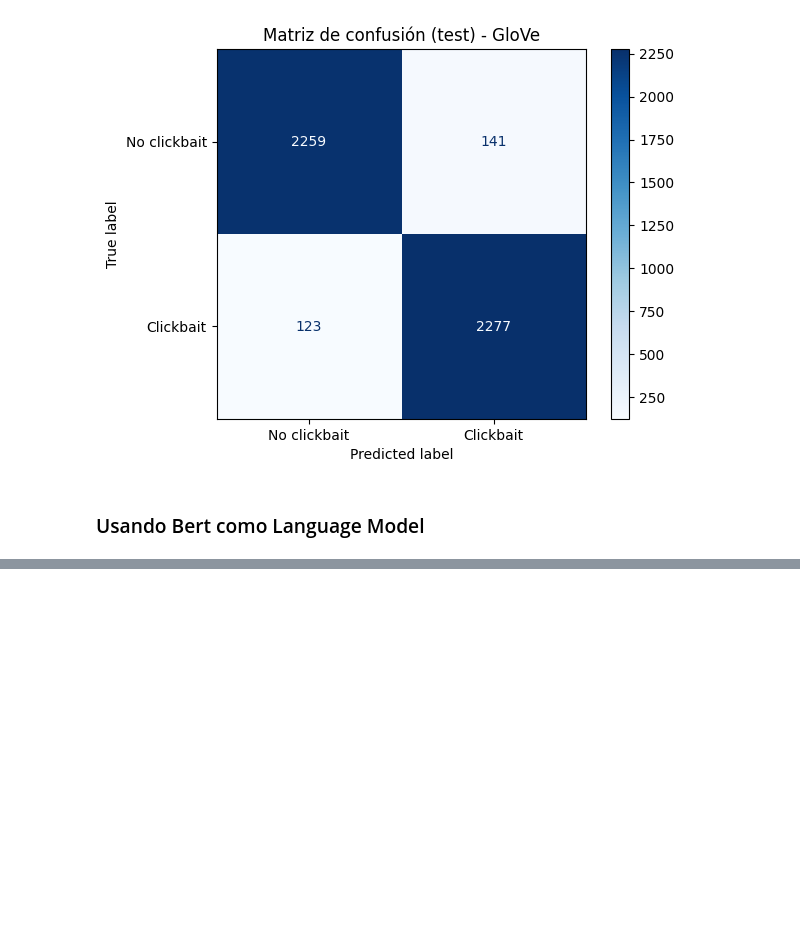
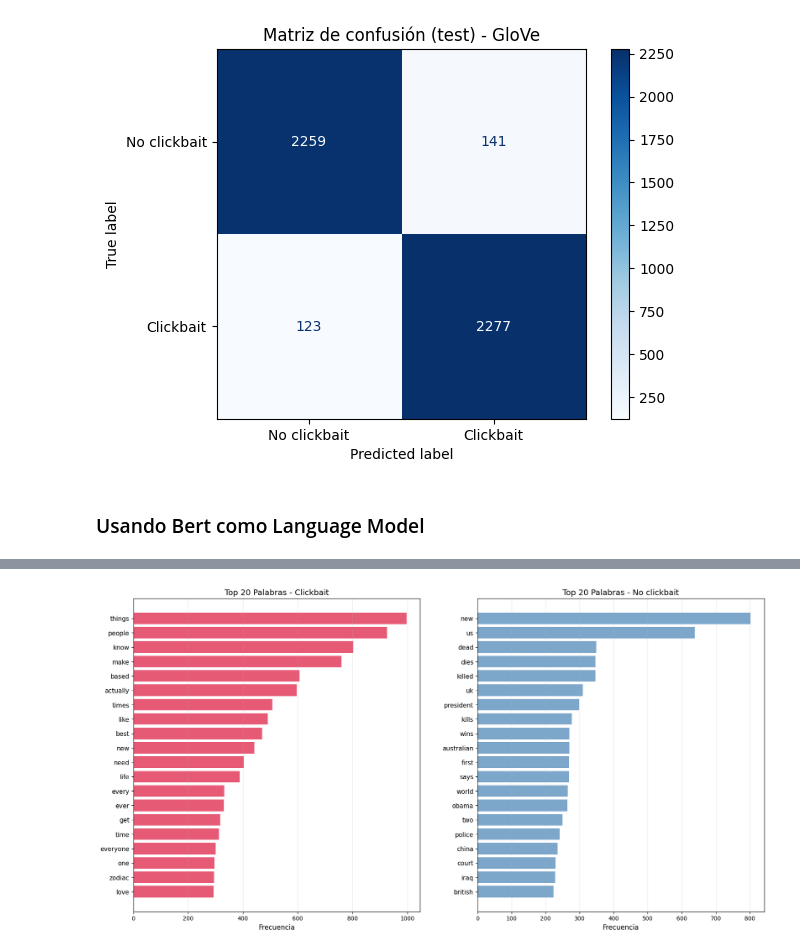
Before and after one commit to stonefeld/tpe_nlp_2025, a Jupyter notebook: experimentos_colab.ipynb, the cells around one changed output, grey strips where cells are left out. Saved outputs shown, nothing was run; the diff lists cells and outputs as text; code cells hidden in the pictures; blank space fills up the shorter version.

```diff
--- a/experimentos_colab.ipynb
+++ b/experimentos_colab.ipynb
@@ -672,0 +806,28 @@ weighted avg    0.98314   0.98313   0.98312      4800
+# %%
+top_clickbait_words, top_non_clickbait_words = get_top_words_by_class(df["headline"], df["clickbait"], n=20)
+# %%
+fig, (ax1, ax2) = plt.subplots(1, 2, figsize=(20, 10))
+
+words_cb = [w for w, _ in top_clickbait_words]
+counts_cb = [c for _, c in top_clickbait_words]
+ax1.barh(range(len(words_cb)), counts_cb, color="crimson", alpha=0.7)
+ax1.set_yticks(range(len(words_cb)))
+ax1.set_yticklabels(words_cb, fontsize=11)
+ax1.set_xlabel("Frecuencia", fontsize=12)
+ax1.set_title("Top 20 Palabras - Clickbait", fontsize=14)
+ax1.invert_yaxis()
+ax1.grid(True, alpha=0.3, axis="x")
+
+words_ncb = [w for w, _ in top_non_clickbait_words]
+counts_ncb = [c for _, c in top_non_clickbait_words]
+ax2.barh(range(len(words_ncb)), counts_ncb, color="steelblue", alpha=0.7)
+ax2.set_yticks(range(len(words_ncb)))
+ax2.set_yticklabels(words_ncb, fontsize=11)
+ax2.set_xlabel("Frecuencia", fontsize=12)
+ax2.set_title("Top 20 Palabras - No clickbait", fontsize=14)
+ax2.invert_yaxis()
+ax2.grid(True, alpha=0.3, axis="x")
+
+plt.show()
+# %% [output]
+[figure, added]
```
Also changed, not shown: parts of 26 cells of this notebook.
